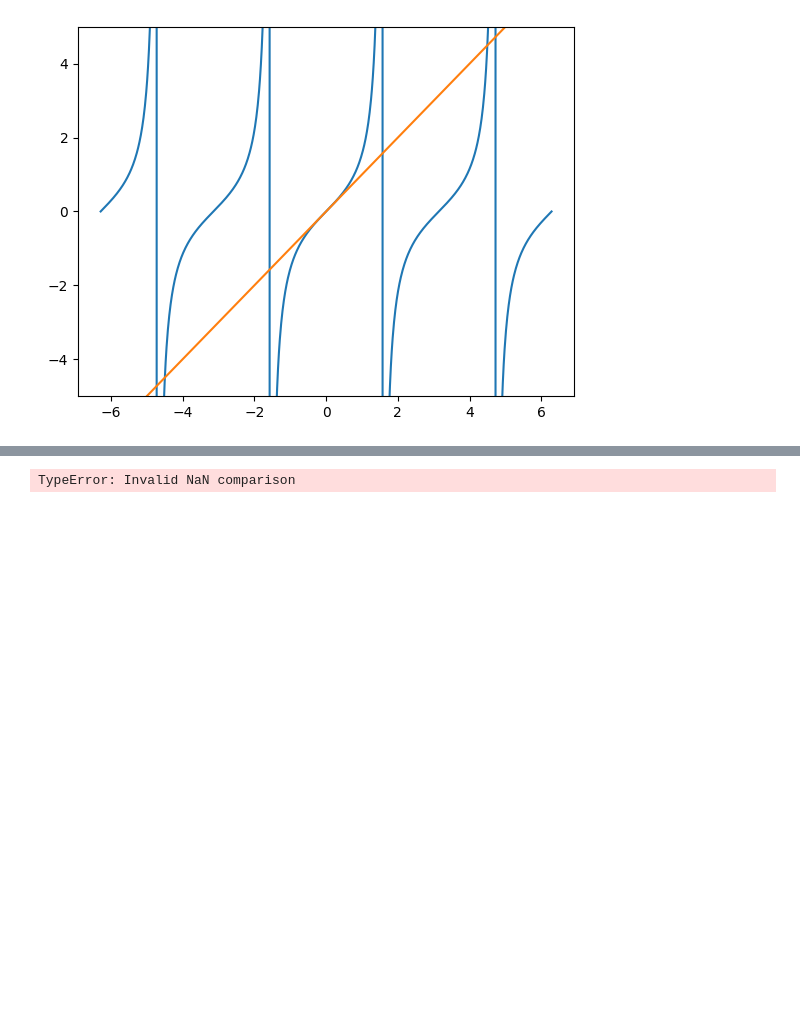
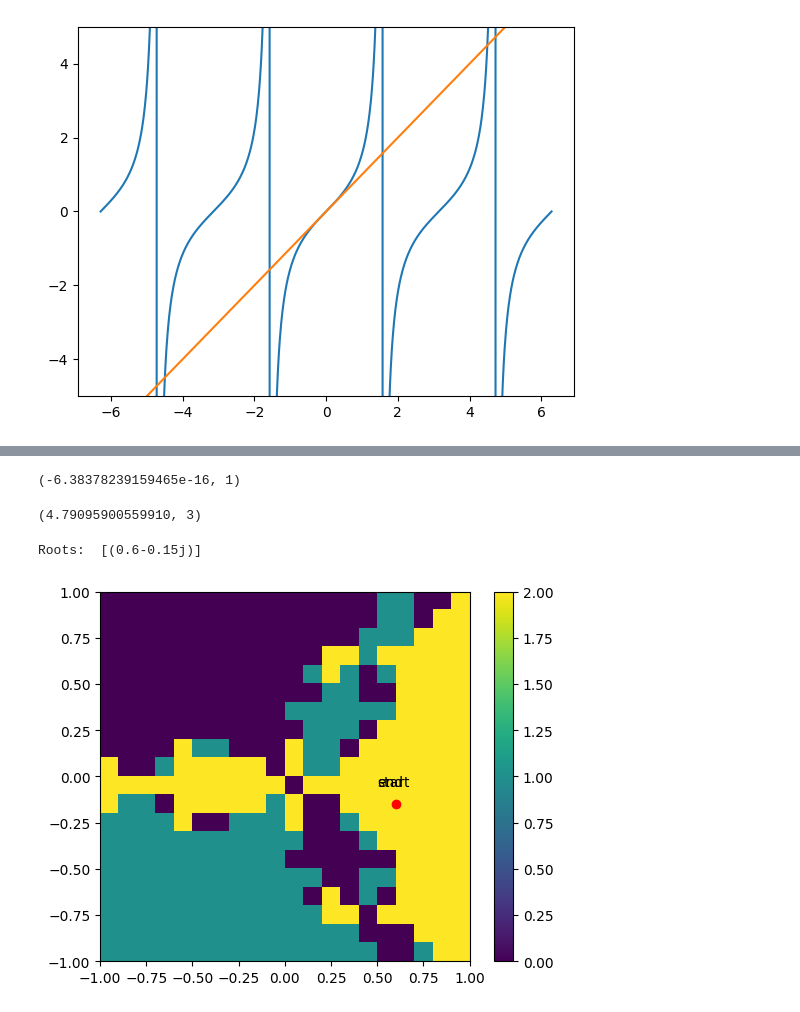
Before and after one commit to RogueTMs/MVM, a Jupyter notebook: Task2MVM.ipynb, the cells around one changed output, grey strips where cells are left out. Drawn from its saved outputs; the diff is of its cells as text; code cells hidden in the pictures; blank space fills up the shorter version.

Commit message:
Fix task 2 and add task 3

```diff
--- a/Task2MVM.ipynb
+++ b/Task2MVM.ipynb
@@ -7,9 +7,11 @@ import numpy as np
 from functools import partial
 # %%
 eps = 10e-5;
+x = sp.symbols("x", real=True)
+z = sp.symbols("z", complex=True)
 task = lambda x: sp.tan(x) - x
+z_task = lambda z: z**3 - complex(1, 0)
 
-x = sp.symbols("x")
 Ox = np.linspace(-2 * np.pi, 2 * np.pi, 1000)
 plt.plot(Ox, np.tan(Ox))
 plt.plot(Ox, Ox)
@@ -18,7 +20,7 @@ plt.ylim(-5, 5)
 (-5.0, 5.0)
 [figure]
 # %%
-def choose_tan_interval(n):
+def get_tan_interval(n):
     return [(-np.pi / 2) + (n * np.pi) + eps, (np.pi / 2) + (n * np.pi) - eps]
 # %%
 # Requirements:
@@ -139,6 +159,6 @@ def newton_method(expression, interval, epsilon=eps):
 
     return xn, iterations
 # %%
-newton_method(task, choose_tan_interval(0))
+newton_method(task, get_tan_interval(0))
 # %% [output]
-TypeError: Invalid NaN comparison
+(-6.38378239159465e-16, 1)
@@ -144,0 +206,4 @@ TypeError: Invalid NaN comparison
+# %%
+secant_method(task, get_tan_interval(1))
+# %% [output]
+(4.79095900559910, 3)
@@ -144,0 +251,38 @@ TypeError: Invalid NaN comparison
+# %%
+x_range = np.arange(-1, 1, 0.1)
+y_range = np.arange(-1, 1, 0.1)
+X, Y = np.meshgrid(x_range, y_range)
+Z = X + 1j * Y
+
+roots = np.zeros(Z.shape, dtype=np.complex128)
+
+for (x, y), _ in np.ndenumerate(Z):
+    z0 = Z[x, y]
+    root, _ = complex_newton_method(z_task, get_tan_interval(0), z0=z0)
+    roots[x, y] = root
+# %%
+path_real = np.array([])
+path_imag = np.array([])
+
+print("Roots: ", convergent_roots)
+path_real = np.array([i.real for i in convergent_roots])
+path_imag = np.array([i.imag for i in convergent_roots])
+
+
+unique_roots = np.unique(roots.round(decimals=8))
+root_colors = {root: i for i, root in enumerate(unique_roots)}
+colors = np.vectorize(root_colors.get)(roots.round(decimals=8))
+
+plt.imshow(colors, extent=[-1, 1, -1, 1])
+plt.colorbar()
+
+plt.annotate('start', xy=(path_real[0], path_imag[0]), xytext=(
+    path_real[0]-0.1, path_imag[0]+0.1))
+plt.annotate('end', xy=(
+    path_real[-1], path_imag[-1]), xytext=(path_real[-1]-0.1, path_imag[-1]+0.1))
+
+plt.plot(path_real, path_imag, color="red", marker='o', linewidth=2)
+plt.show()
+# %% [output]
+Roots:  [(0.6-0.15j)]
+[figure, added]
```
Also changed, not shown: parts of 8 cells of this notebook, 3 other files.
